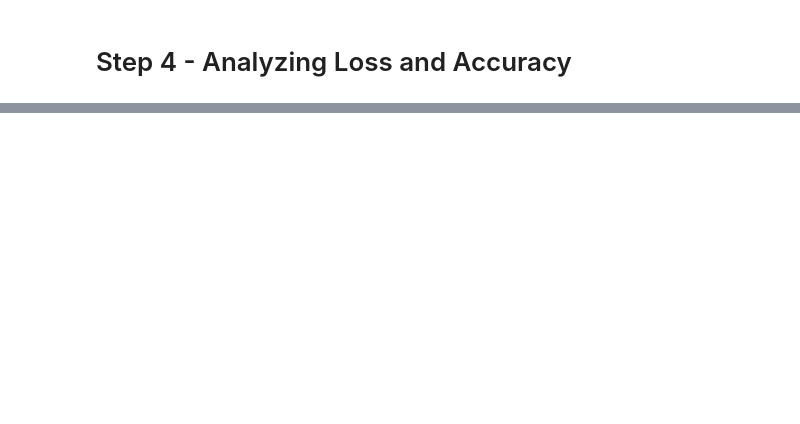
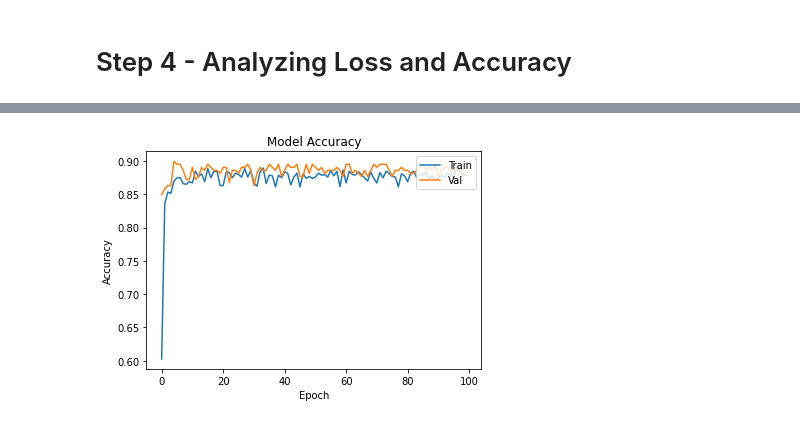
Before and after one commit to Mark-Barbaric/Neural_Networks, a Jupyter notebook: Predicting_House_Data/PredictingHousePrices.ipynb, the cells around one changed output, grey strips where cells are left out. Cells and saved outputs as stored; diff of their text form; code cells hidden in the pictures; blank space fills up the shorter version.

```diff
--- a/Predicting_House_Data/PredictingHousePrices.ipynb
+++ b/Predicting_House_Data/PredictingHousePrices.ipynb
@@ -216,0 +287,10 @@ plt.show()
+# %%
+plt.plot(hist_3.history['accuracy'])
+plt.plot(hist_3.history['val_accuracy'])
+plt.title('Model Accuracy')
+plt.ylabel('Accuracy')
+plt.xlabel('Epoch')
+plt.legend(['Train', 'Val'], loc = 'upper right')
+plt.show()
+# %% [output]
+[figure, added]
```
Also changed, not shown: parts of 16 cells of this notebook, 1 other file.
